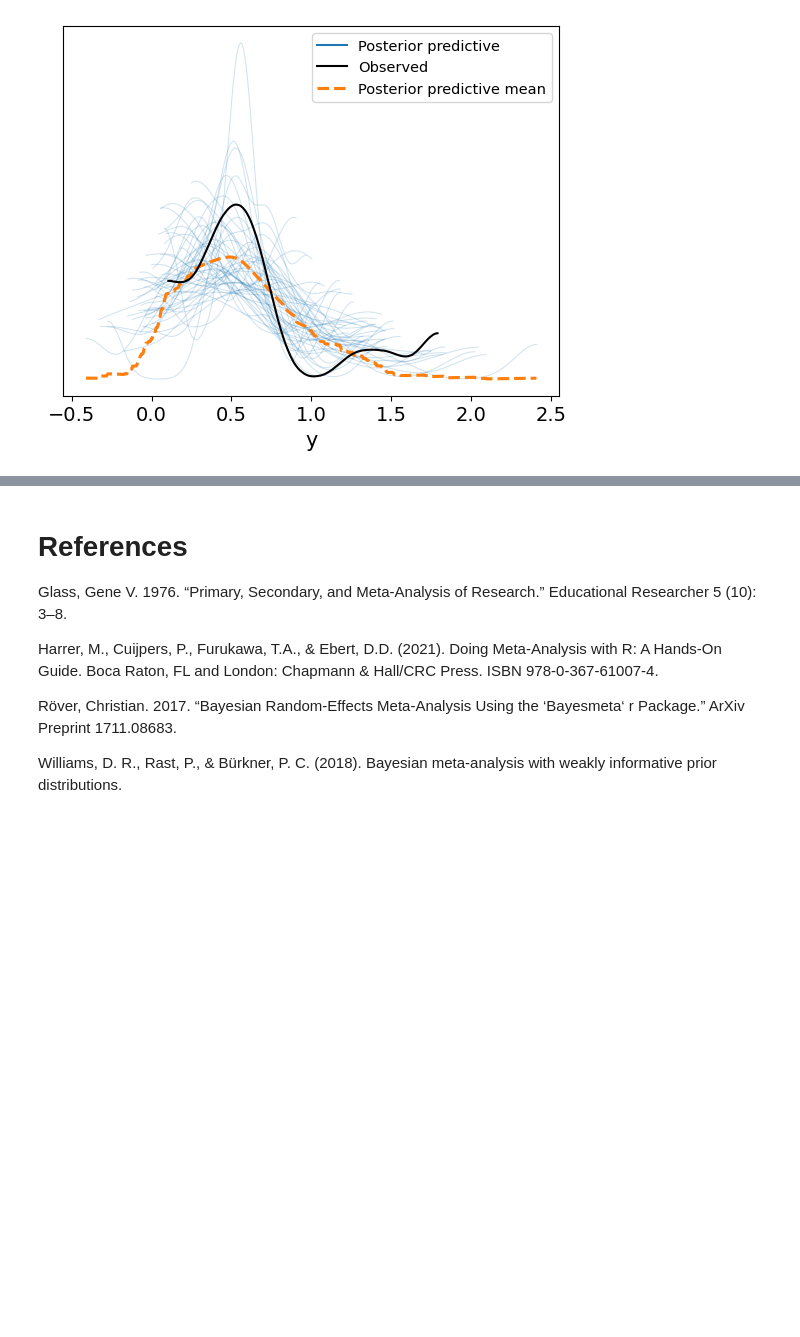
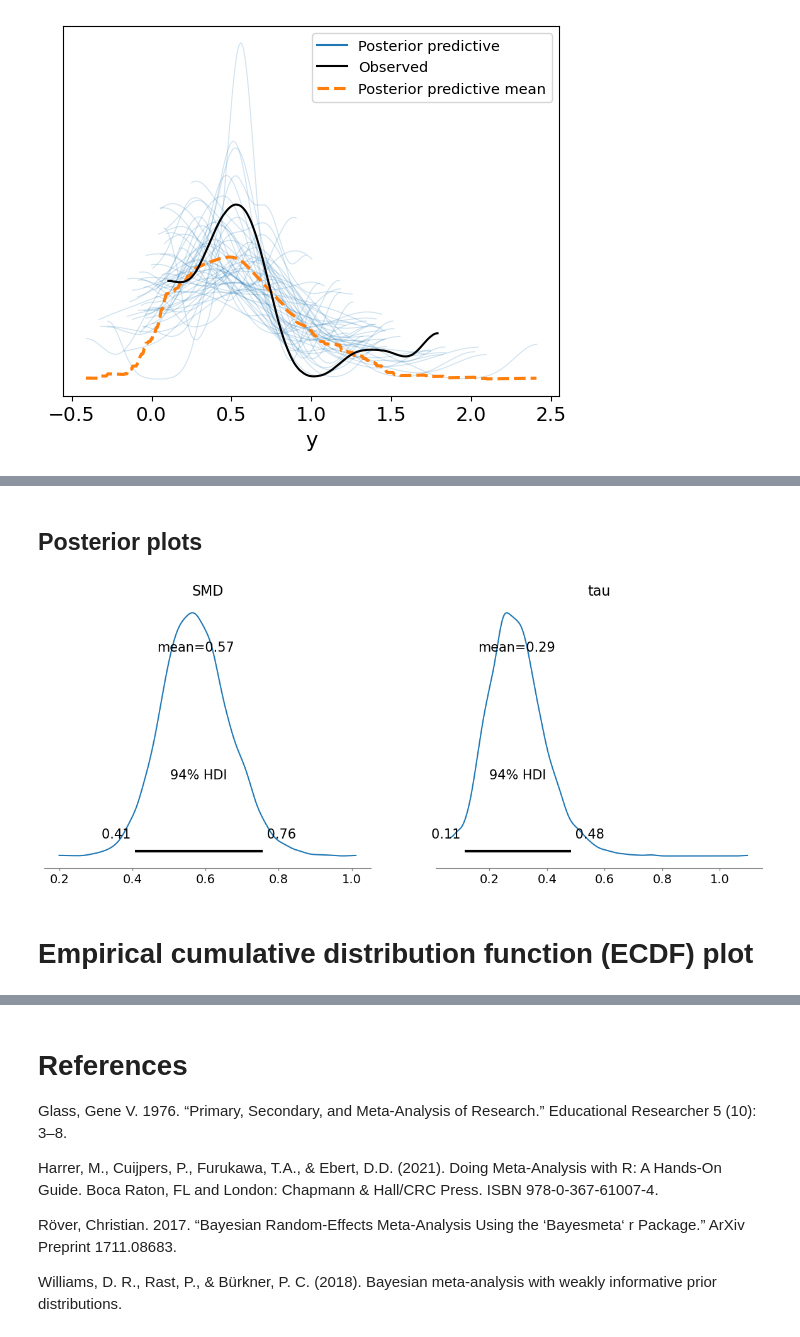
Before and after one commit to HPCurtis/meta_analysis_pymc, a Jupyter notebook: meta_analysis.ipynb, the cells around one changed output, grey strips where cells are left out. Cells and saved outputs as stored; diff of their text form; code cells hidden in the pictures; blank space fills up the shorter version.

```diff
--- a/meta_analysis.ipynb
+++ b/meta_analysis.ipynb
@@ -102,0 +110,8 @@ ecdf;
+# %% [markdown]
+## Posterior plots
+# %%
+az.plot_posterior(trace,  var_names=["SMD", "tau"]);
+# %% [output]
+[figure, added]
+# %% [markdown]
+# Empirical cumulative distribution function (ECDF) plot
```
Also changed, not shown: parts of 12 cells of this notebook.
